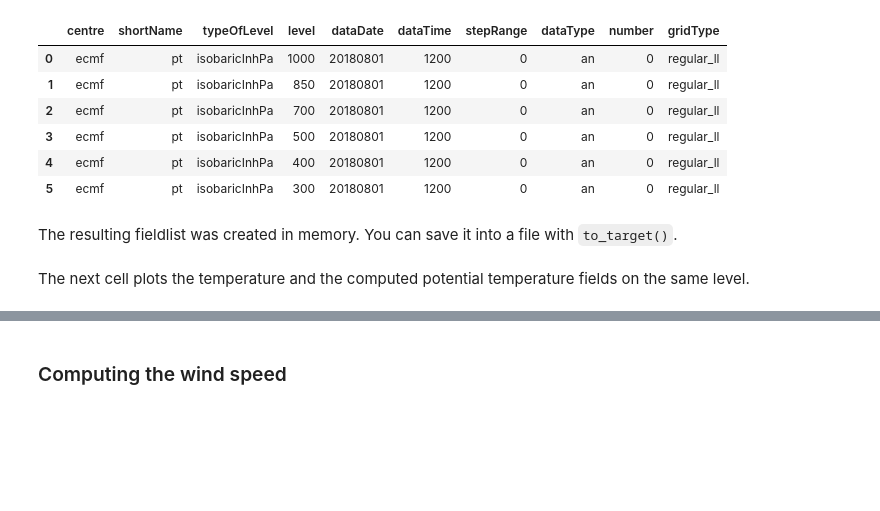
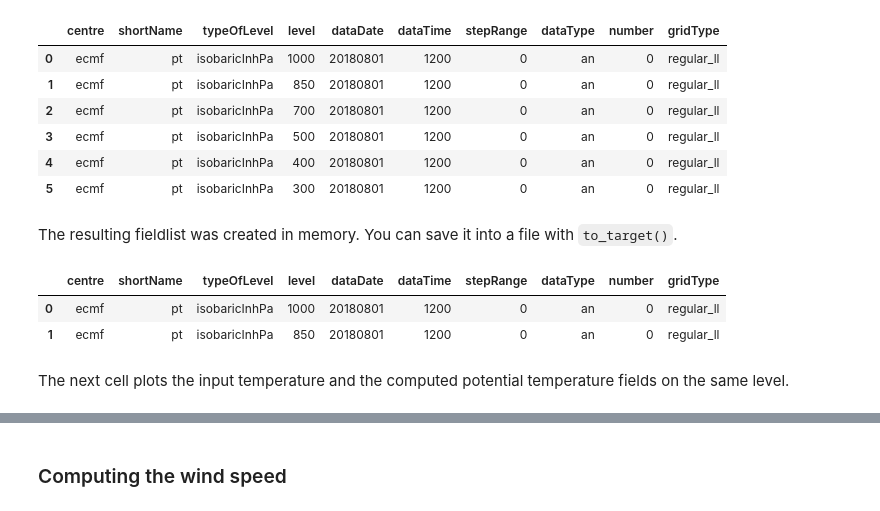
Before and after one commit to ecmwf-training/2025-computing-training-week, a Jupyter notebook: earthkit/meteo.ipynb, the cells around one changed output, grey strips where cells are left out. Cells and saved outputs as stored; diff of their text form; code cells hidden in the pictures; blank space fills up the shorter version.

```diff
--- a/earthkit/meteo.ipynb
+++ b/earthkit/meteo.ipynb
@@ -81,8 +81,15 @@ ds_pt.ls()
 The resulting fieldlist was created in memory. You can save it into a file with `to_target()`.
 # %%
 ds_pt.to_target("file", "_pt_res.grib")
+
+# read back saved data and check first 2 fields
+ek.data.from_source("file", "_pt_res.grib").head(2)
+# %% [output]
+|  | centre | shortName | typeOfLevel | level | dataDate | dataTime | stepRange | dataType | number | gridType |
+| 0 | ecmf | pt | isobaricInhPa | 1000 | 20180801 | 1200 | 0 | an | 0 | regular_ll |
+| 1 | ecmf | pt | isobaricInhPa | 850 | 20180801 | 1200 | 0 | an | 0 | regular_ll |
 # %% [markdown]
-The next cell plots the temperature and the computed potential temperature fields on the same level.
+The next cell plots the input temperature and the computed potential temperature fields on the same level.
 # %%
 figure = ek.plots.Figure(rows=1, columns=2)
 
```
Also changed, not shown: parts of 2 cells of this notebook.
